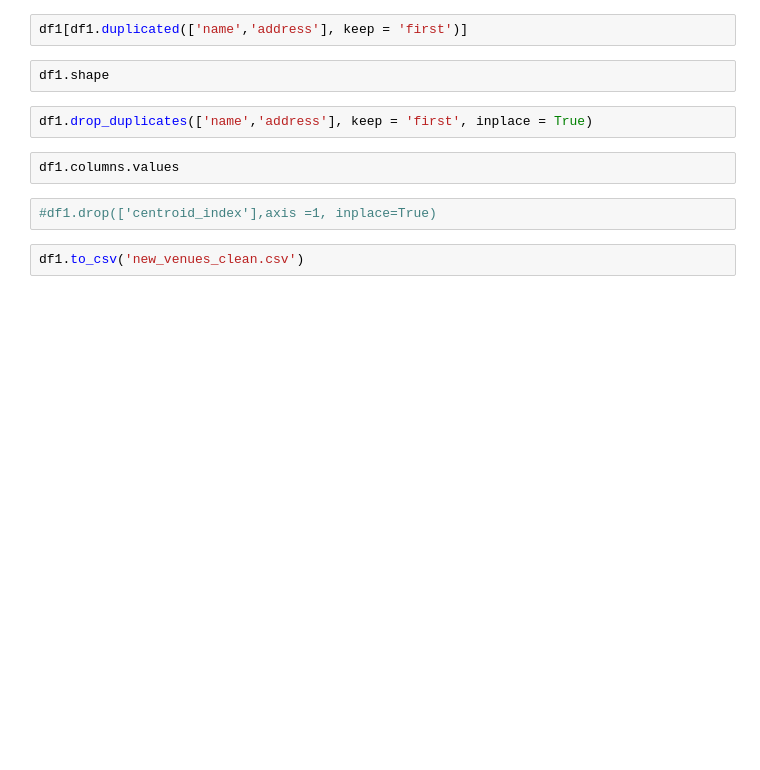
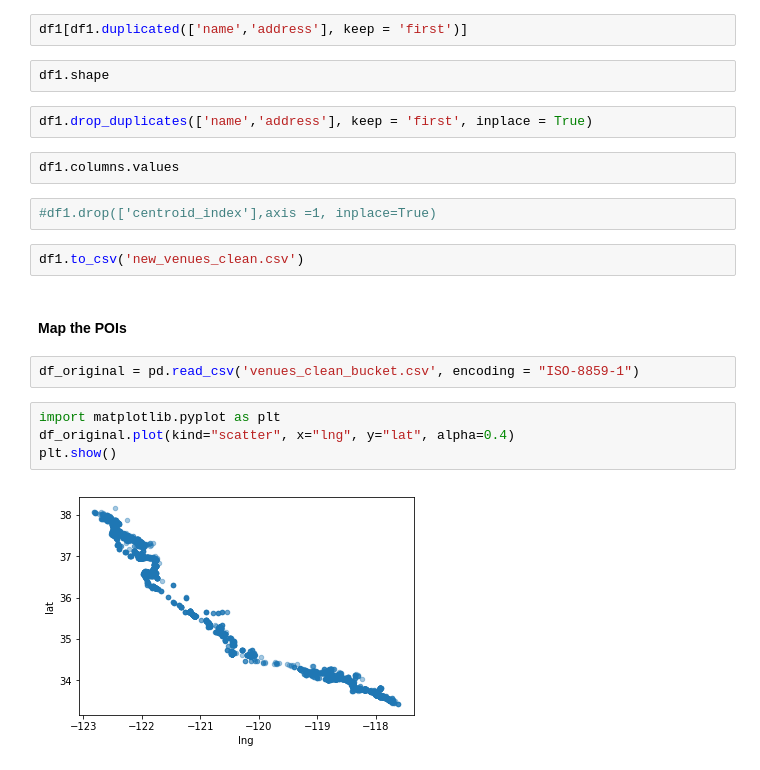
Before and after one commit to subhap15/adventurize, a Jupyter notebook: venue_in_the_box.ipynb, the cells around one changed output. Cells and saved outputs as stored; diff of their text form; blank space fills up the shorter version.

```diff
--- a/venue_in_the_box.ipynb
+++ b/venue_in_the_box.ipynb
@@ -141,3 +155,13 @@ df1.columns.values
 #df1.drop(['centroid_index'],axis =1, inplace=True)
 # %%
 df1.to_csv('new_venues_clean.csv')
+# %% [markdown]
+#### Map the POIs
+# %%
+df_original = pd.read_csv('venues_clean_bucket.csv', encoding = "ISO-8859-1")
+# %%
+import matplotlib.pyplot as plt
+df_original.plot(kind="scatter", x="lng", y="lat", alpha=0.4)
+plt.show()
+# %% [output]
+[figure, added]
```
Also changed, not shown: parts of 7 cells of this notebook.
